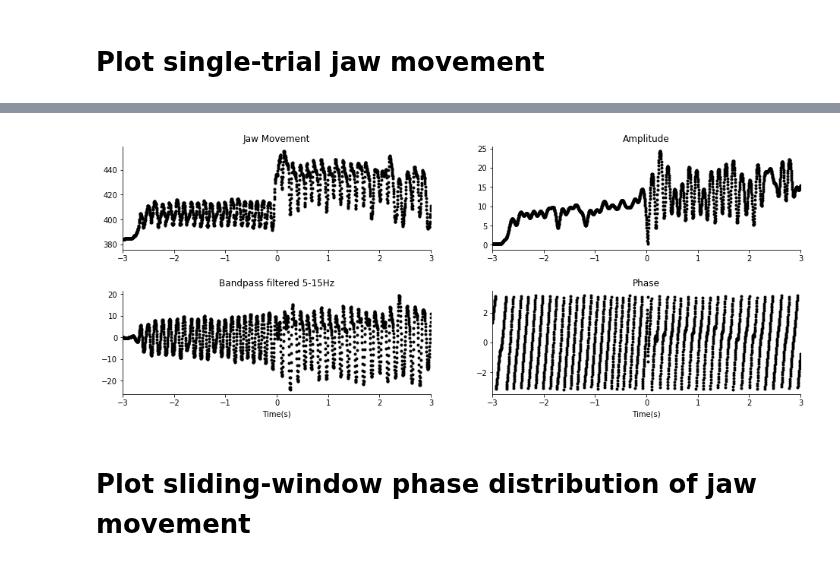
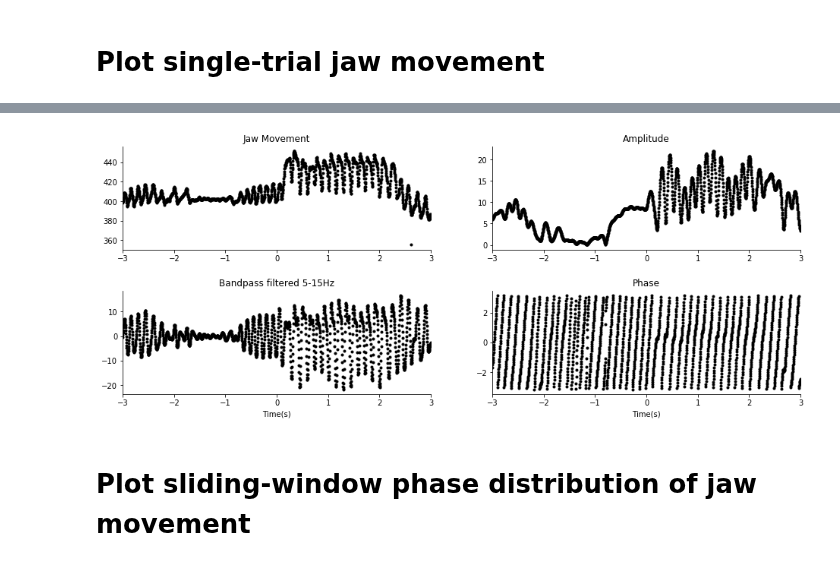
Before and after one commit to mesoscale-activity-map/map-ephys, a Jupyter notebook: notebook/plot_behavior.ipynb, the cells around one changed output, grey strips where cells are left out. Saved outputs shown, nothing was run; the diff lists cells and outputs as text; code cells hidden in the pictures.

```diff
--- a/notebook/plot_behavior.ipynb
+++ b/notebook/plot_behavior.ipynb
@@ -60,4 +68,4 @@ behavior_plot.plot_jaw_movement(session_key, unit_key, trial_limit=15)
 # %% [markdown]
 # Plot single-trial jaw movement
 # %%
-tracking.Tracking * experiment.BehaviorTrial & session_key & experiment.TrialEvent
+trials = tracking.Tracking * experiment.BehaviorTrial & session_key & experiment.TrialEvent
@@ -75,9 +72,7 @@ Total: 615
-# %%
-trials = (tracking.Tracking * experiment.BehaviorTrial & session_key & experiment.TrialEvent).fetch('KEY')
 # %%
-behavior_plot.plot_trial_jaw_movement(trials[3]);
+behavior_plot.plot_trial_jaw_movement((trials & f'trial = 205').fetch1('KEY'));
 # %% [output]
-[figure, old version]
+[figure, new version]
 # %% [markdown]
 # Plot sliding-window phase distribution of jaw movement
 # %%
```
Also changed, not shown: parts of 8 cells of this notebook, 3 other files.
